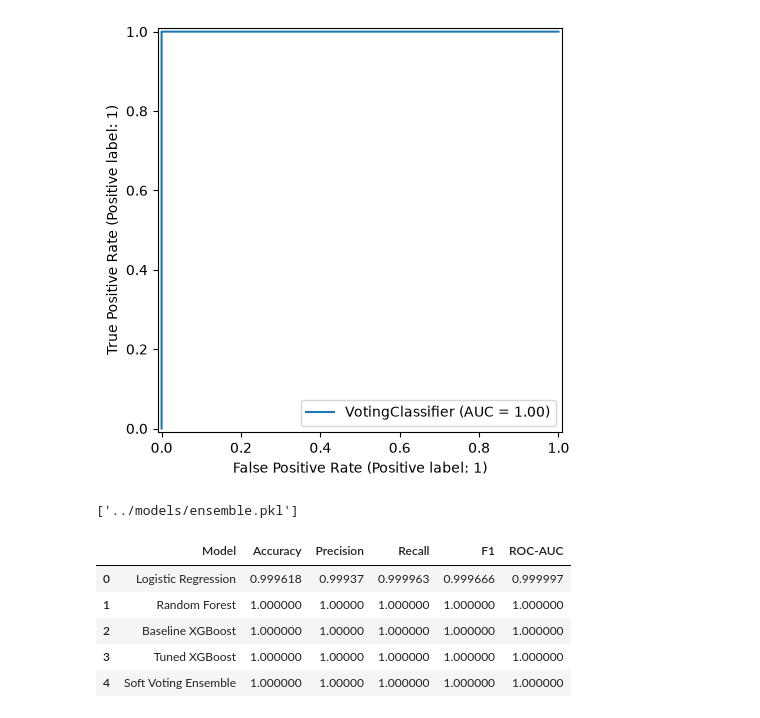
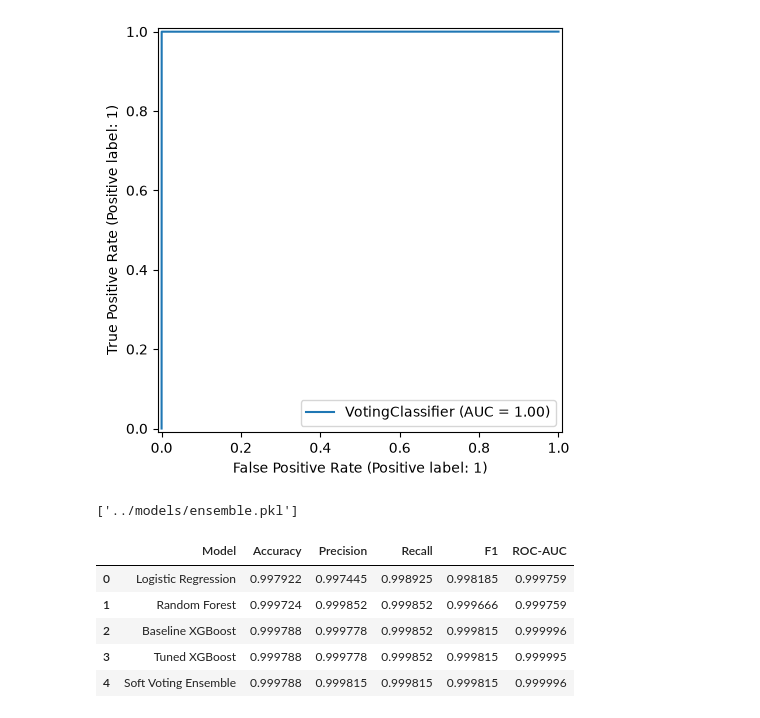
Before and after one commit to jiyasahni-maker/hybrid-phishing-detection, a Jupyter notebook: notebooks/Ensemble.ipynb, the cells around one changed output. Cells and saved outputs as stored; diff of their text form; code cells hidden in the pictures.

```diff
--- a/notebooks/Ensemble.ipynb
+++ b/notebooks/Ensemble.ipynb
@@ -233,63 +233,63 @@ results.to_csv(
 comparison = pd.DataFrame({
 
     "Model":[
         "Logistic Regression",
         "Random Forest",
         "Baseline XGBoost",
         "Tuned XGBoost",
         "Soft Voting Ensemble"
     ],
 
     "Accuracy":[
-        0.999618312517229,
-        1.0,
-        1.0,
-        1.0,
-        1.0
+        0.9979219237049132,
+        0.9997243368179987,
+        0.9997879513984606,
+        0.9997879513984606,
+        0.9997879513984606
     ],
 
     "Precision":[
-        0.9993700437263766,
-        1.0,
-        1.0,
-        1.0,
-        1.0
+        0.9974453905960755,
+        0.9998516595586872,
+        0.9997775470858669,
+        0.9997775470858669,
+        0.9998146088246199
     ],
 
     "Recall":[
-        0.999962921764924,
-        1.0,
-        1.0,
-        1.0,
-        1.0
+        0.9989247311827957,
+        0.9998516595586872,
+        0.999851687059696,
+        0.999851687059696,
+        0.9998146088246199
     ],
 
     "F1":[
-        0.9996663948402402,
-        1.0,
-        1.0,
-        1.0,
-        1.0
+        0.9981845127825121,
+        0.9996662958843159,
+        0.9998146156983426,
+        0.9998146156983426,
+        0.9998146088246199
     ],
 
     "ROC-AUC":[
-        0.999997048654031,
-        1.0,
-        0.9999999999999999,
-        1.0,
-        1.0
+        0.9997592421619403,
+        0.9997589691295078,
+        0.9999963002573402,
+        0.9999951468999857,
+        0.9999960973178693
     ]
 
 })
 
 comparison
 # %% [output]
 |  | Model | Accuracy | Precision | Recall | F1 | ROC-AUC |
-| 0 | Logistic Regression | 0.999618 | 0.99937 | 0.999963 | 0.999666 | 0.999997 |
-| 1 | Random Forest | 1.000000 | 1.00000 | 1.000000 | 1.000000 | 1.000000 |
-| 2 | Baseline XGBoost | 1.000000 | 1.00000 | 1.000000 | 1.000000 | 1.000000 |
-| 3 | Tuned XGBoost | 1.000000 | 1.00000 | 1.000000 | 1.000000 | 1.000000 |
-| 4 | Soft Voting Ensemble | 1.000000 | 1.00000 | 1.000000 | 1.000000 | 1.000000 |
+| 0 | Logistic Regression | 0.997922 | 0.997445 | 0.998925 | 0.998185 | 0.999759 |
+| 1 | Random Forest | 0.999724 | 0.999852 | 0.999852 | 0.999666 | 0.999759 |
+| 2 | Baseline XGBoost | 0.999788 | 0.999778 | 0.999852 | 0.999815 | 0.999996 |
+| 3 | Tuned XGBoost | 0.999788 | 0.999778 | 0.999852 | 0.999815 | 0.999995 |
+| 4 | Soft Voting Ensemble | 0.999788 | 0.999815 | 0.999815 | 0.999815 | 0.999996 |
 # %%
 comparison.to_csv(
     "../results/model_comparison.csv",
```
Also changed, not shown: parts of 3 cells of this notebook, 28 other files.
